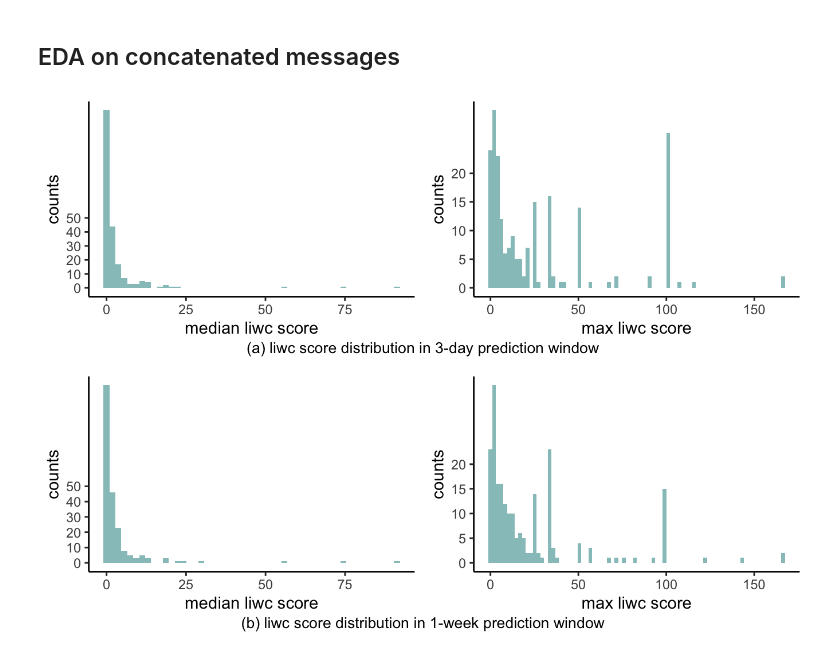
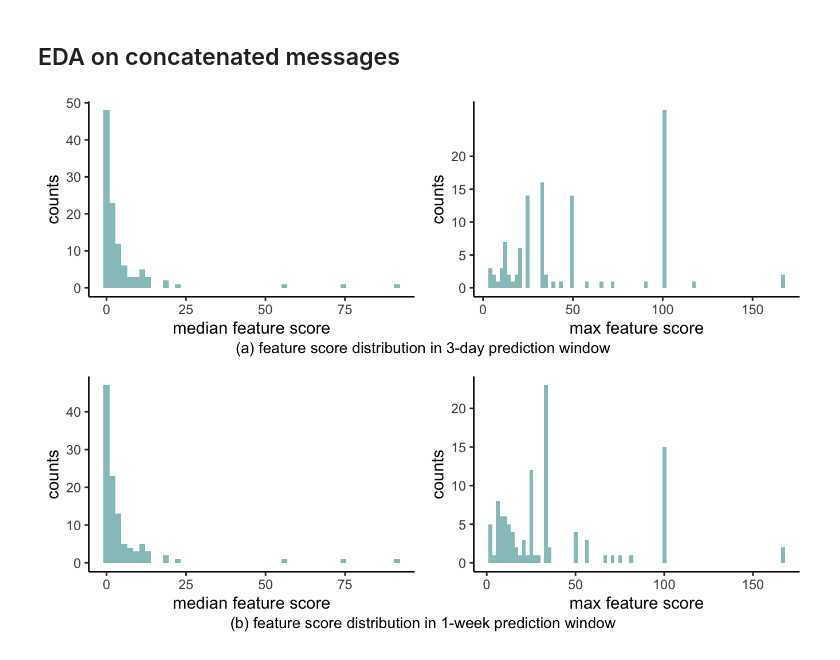
Before and after one commit to jjcurtin/study_messages, a Jupyter notebook: notebooks/eda_liwc.out.ipynb, the cells around one changed output. Cells and saved outputs as stored; diff of their text form; code cells hidden in the pictures.

```diff
--- a/notebooks/eda_liwc.out.ipynb
+++ b/notebooks/eda_liwc.out.ipynb
@@ -136,47 +136,47 @@ plot_grid(plt1_ind +
 plt1_cat <- plot_grid(
   stats_cat |>
     filter(!str_detect(skim_variable, "wc|wps|analytic|tone|clout|authentic")) |>
-    filter(str_detect(skim_variable, "3day")) |>
+    filter(str_detect(skim_variable, "raw_3day")) |>
     # filter(numeric.p50 != 0) |>
     ggplot(aes(x = numeric.p50)) +
     geom_histogram(fill = "#97C4C5", bins = 50) +
     scale_y_continuous(breaks = seq(0, 50, by = 10)) +
-    labs(x = "median liwc score", y = "counts"),
+    labs(x = "median feature score", y = "counts"),
   stats_cat |>
     filter(!str_detect(skim_variable, "wc|wps|analytic|tone|clout|authentic")) |>
-    filter(str_detect(skim_variable, "3day")) |>
+    filter(str_detect(skim_variable, "raw_3day")) |>
     ggplot(aes(x = numeric.p100)) +
     geom_histogram(fill = "#97C4C5", bins = 80) +
     scale_y_continuous(breaks = seq(0, 20, by = 5)) +
-    labs(x = "max liwc score", y = "counts")
+    labs(x = "max feature score", y = "counts")
 )
 
 plt2_cat <- plot_grid(
   stats_cat |>
     filter(!str_detect(skim_variable, "wc|wps|analytic|tone|clout|authentic")) |>
-    filter(str_detect(skim_variable, "1week")) |>
+    filter(str_detect(skim_variable, "raw_1week")) |>
     # filter(numeric.p50 != 0) |>
     ggplot(aes(x = numeric.p50)) +
     geom_histogram(fill = "#97C4C5", bins = 50) +
     scale_y_continuous(breaks = seq(0, 50, by = 10)) +
-    labs(x = "median liwc score", y = "counts"),
+    labs(x = "median feature score", y = "counts"),
   stats_cat |>
     filter(!str_detect(skim_variable, "wc|wps|analytic|tone|clout|authentic")) |>
-    filter(str_detect(skim_variable, "1week")) |>
+    filter(str_detect(skim_variable, "raw_1week")) |>
     ggplot(aes(x = numeric.p100)) +
     geom_histogram(fill = "#97C4C5", bins = 80) +
     scale_y_continuous(breaks = seq(0, 20, by = 5)) +
-    labs(x = "max liwc score", y = "counts")
+    labs(x = "max feature score", y = "counts")
 )
 # %%
 plot_grid(plt1_cat +
-            draw_label("(a) liwc score distribution in 3-day prediction window",
+            draw_label("(a) feature score distribution in 3-day prediction window",
                        size = 10, x = 0.5, y = -0.03, hjust = 0.5, vjust = 0) +
             theme(plot.margin = margin(t = 0, r = 0, b = 15, l = 0)),
           plt2_cat +
-            draw_label("(b) liwc score distribution in 1-week prediction window",
+            draw_label("(b) feature score distribution in 1-week prediction window",
                        x = 0.5, y = -0.03, hjust = 0.5, vjust = 0, size = 10) +
             theme(plot.margin = margin(t = 0, r = 0, b = 15, l = 0)),
           ncol = 1)
 # %% [output]
-[figure, old version]
+[figure, new version]
```
Also changed, not shown: parts of 5 cells of this notebook, 27 other files.
